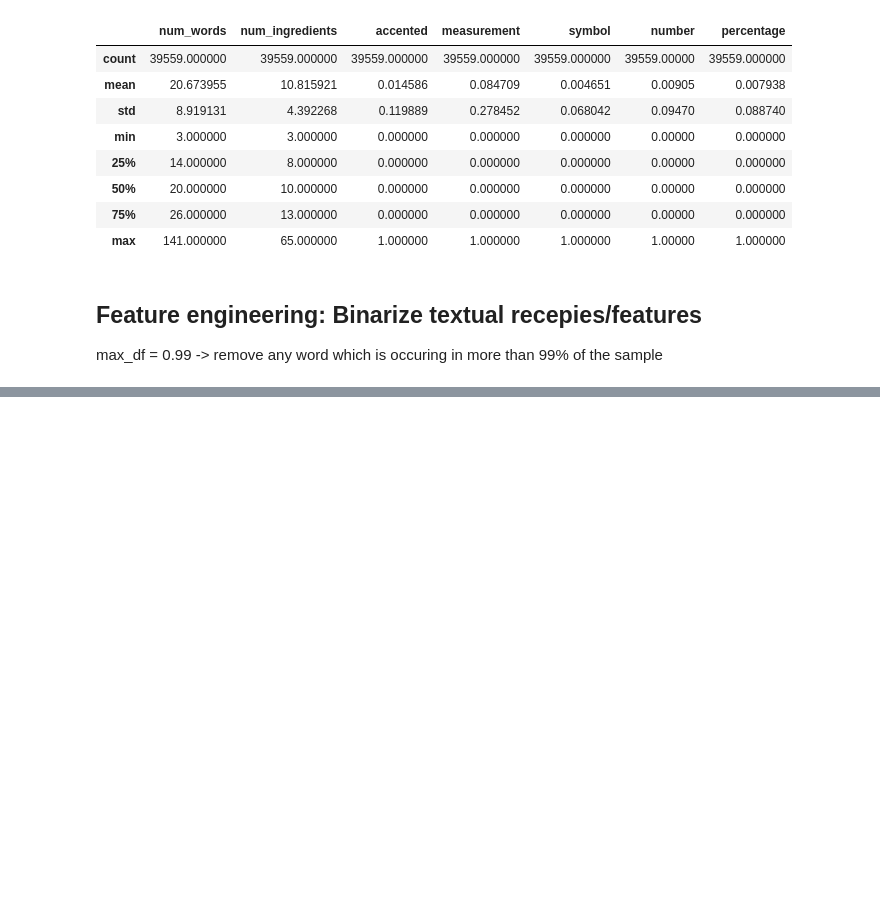
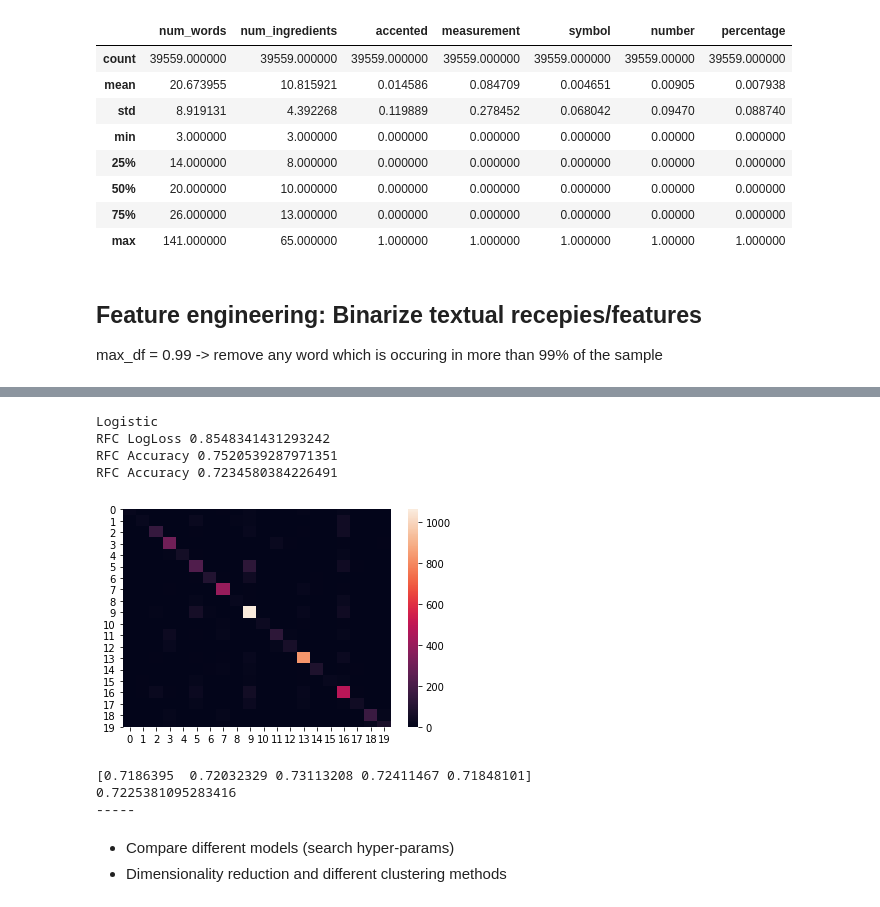
Before and after one commit to rahul13ramesh/cis520-dataset, a Jupyter notebook: CIS520_Project.ipynb, the cells around one changed output, grey strips where cells are left out. Drawn from its saved outputs; the diff is of its cells as text; code cells hidden in the pictures; blank space fills up the shorter version.

```diff
--- a/CIS520_Project.ipynb
+++ b/CIS520_Project.ipynb
@@ -583,2 +596,0 @@ def generate_one_hot_vec(train_bin_vec, test_bin_vec):
-# %%
-train_rep1, test_rep1, binarizer = generate_one_hot_vec(processed_train_features, processed_test_features)
@@ -634,0 +789,21 @@ Random_Forest
+# %%
+print("Stemming Porter")
+stemmed_dat = stem_vec(processed_train_features, 0)
+train_rep, test_rep, binarizer = generate_tf_idf(stemmed_dat, processed_test_features,
+                                                 bin=False, ngrammax=2,
+                                                 use_idf=True, smooth_idf=False, sublinear_tf=True)
+train(train_rep, processed_train_target, True, False)
+
+print("Stemming Lancaster")
+stemmed_dat = stem_vec(processed_train_features, 1)
+train_rep, test_rep, binarizer = generate_tf_idf(stemmed_dat, processed_test_features,
+                                                 bin=False, ngrammax=2,
+                                                 use_idf=True, smooth_idf=False, sublinear_tf=True)
+train(train_rep, processed_train_target, True, False)
+
+print("Lemmatize")
+lemmed_dat = lemmatize_vec(processed_train_features)
+train_rep, test_rep, binarizer = generate_tf_idf(stemmed_dat, processed_test_features,
+                                                 bin=False, ngrammax=2,
+                                                 use_idf=True, smooth_idf=False, sublinear_tf=True)
+train(train_rep, processed_train_target, True, False)
@@ -634,0 +828,31 @@ Random_Forest
+# %%
+print("Heursitic best")
+train_rep, test_rep, binarizer = generate_tf_idf(processed_train_features, processed_test_features,
+                                                 bin=False, ngrammax=2,
+                                                 use_idf=True, smooth_idf=False, sublinear_tf=True)
+train(train_rep, processed_train_target, True, False)
+# %%
+def merge_representation(train_features, vectorized_text):
+    merged_dat = []
+    for i in range(len(train_features)):
+        merged_dat.append(np.concatenate((np.array(train_features[0][:-1]), vectorized_text[i])))
+    return np.array(merged_dat)
+
+train_rep, test_rep, binarizer = generate_tf_idf(processed_train_features, processed_test_features,
+                                                 bin=False, ngrammax=2,
+                                                 use_idf=True, smooth_idf=False, sublinear_tf=True)
+
+train_rep = merge_representation(processed_train_features, train_rep.toarray())
+train(train_rep, processed_train_target, True, True)
+# %% [output]
+Logistic
+RFC LogLoss 0.8548341431293242
+RFC Accuracy 0.7520539287971351
+RFC Accuracy 0.7234580384226491
+[figure, added]
+[0.7186395  0.72032329 0.73113208 0.72411467 0.71848101]
+0.7225381095283416
+-----
+# %% [markdown]
+* Compare different models (search hyper-params)
+* Dimensionality reduction and different clustering methods
```
Also changed, not shown: parts of 16 cells of this notebook.
